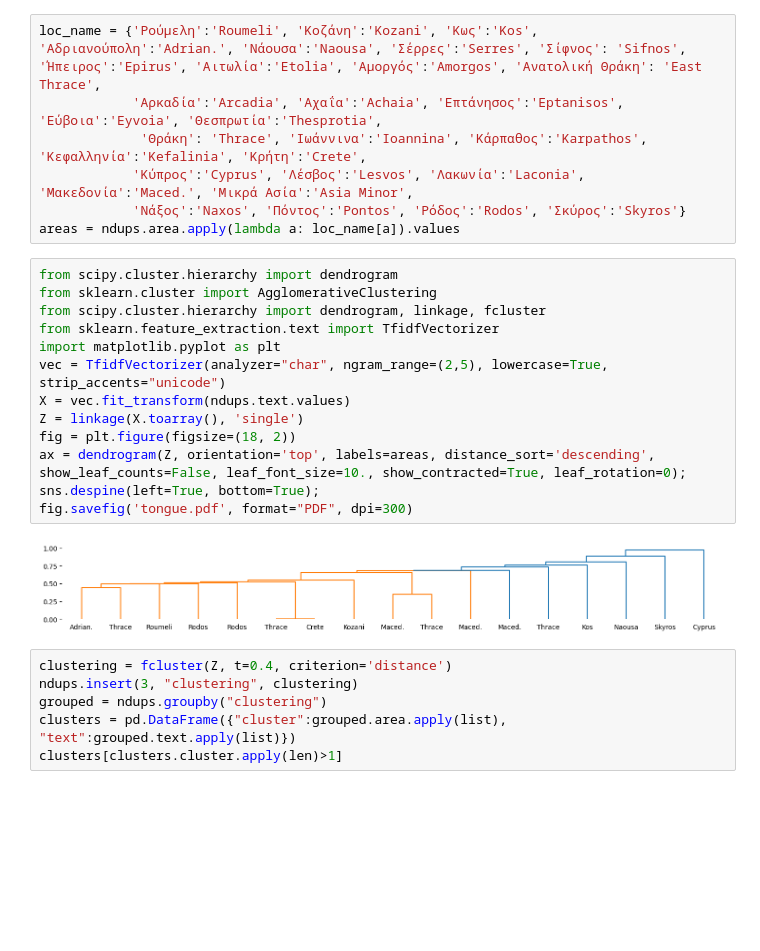
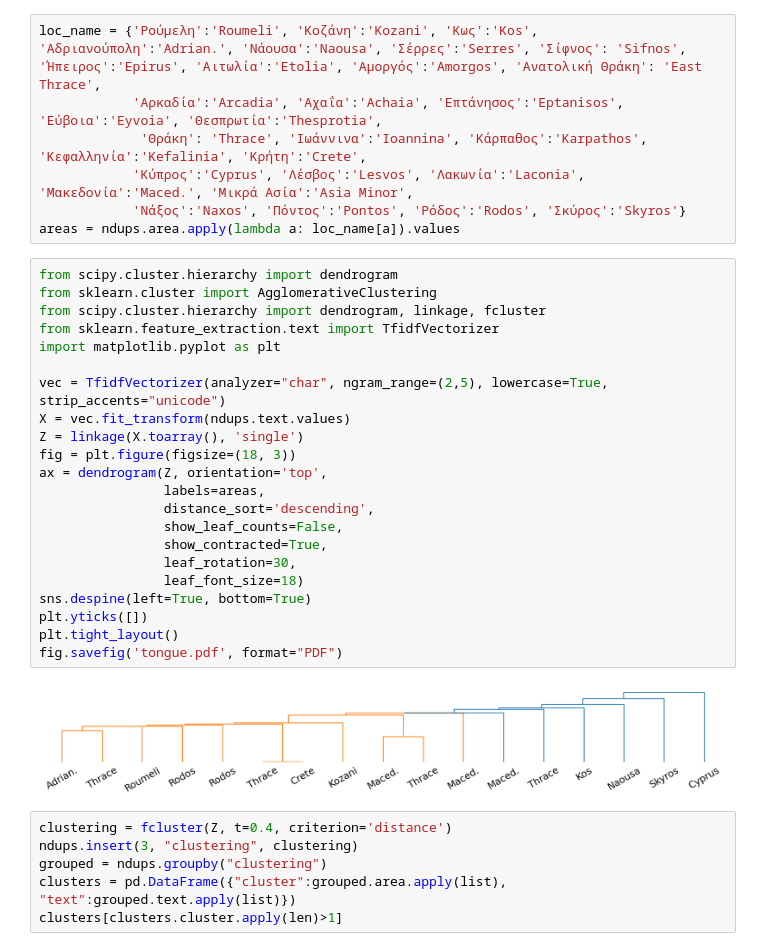
Before and after one commit to ipavlopoulos/greek-proverb-atlas, a Jupyter notebook: propagation.ipynb, the cells around one changed output. Drawn from its saved outputs; the diff is of its cells as text; blank space fills up the shorter version.

```diff
--- a/propagation.ipynb
+++ b/propagation.ipynb
@@ -359,18 +359,27 @@ areas = ndups.area.apply(lambda a: loc_name[a]).values
 # %%
 from scipy.cluster.hierarchy import dendrogram
 from sklearn.cluster import AgglomerativeClustering
 from scipy.cluster.hierarchy import dendrogram, linkage, fcluster
 from sklearn.feature_extraction.text import TfidfVectorizer
 import matplotlib.pyplot as plt
+
 vec = TfidfVectorizer(analyzer="char", ngram_range=(2,5), lowercase=True, strip_accents="unicode")
 X = vec.fit_transform(ndups.text.values)
 Z = linkage(X.toarray(), 'single')
-fig = plt.figure(figsize=(18, 2))
-ax = dendrogram(Z, orientation='top', labels=areas, distance_sort='descending', show_leaf_counts=False, leaf_font_size=10., show_contracted=True, leaf_rotation=0);
-sns.despine(left=True, bottom=True);
-fig.savefig('tongue.pdf', format="PDF", dpi=300)
+fig = plt.figure(figsize=(18, 3))
+ax = dendrogram(Z, orientation='top',
+                labels=areas,
+                distance_sort='descending',
+                show_leaf_counts=False,
+                show_contracted=True,
+                leaf_rotation=30,
+                leaf_font_size=18)
+sns.despine(left=True, bottom=True)
+plt.yticks([])
+plt.tight_layout()
+fig.savefig('tongue.pdf', format="PDF")
 # %% [output]
-[figure, old version]
+[figure, new version]
 # %%
 clustering = fcluster(Z, t=0.4, criterion='distance')
 ndups.insert(3, "clustering", clustering)
```
Also changed, not shown: parts of 3 cells of this notebook, 1 other file.
